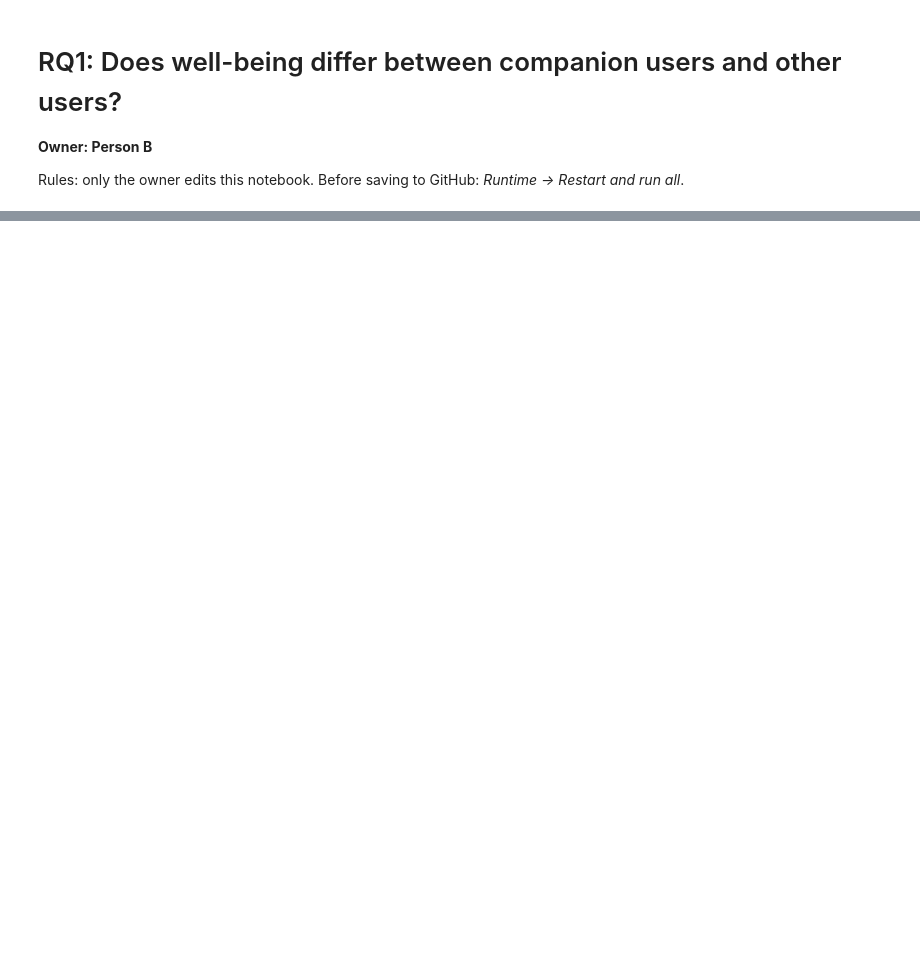
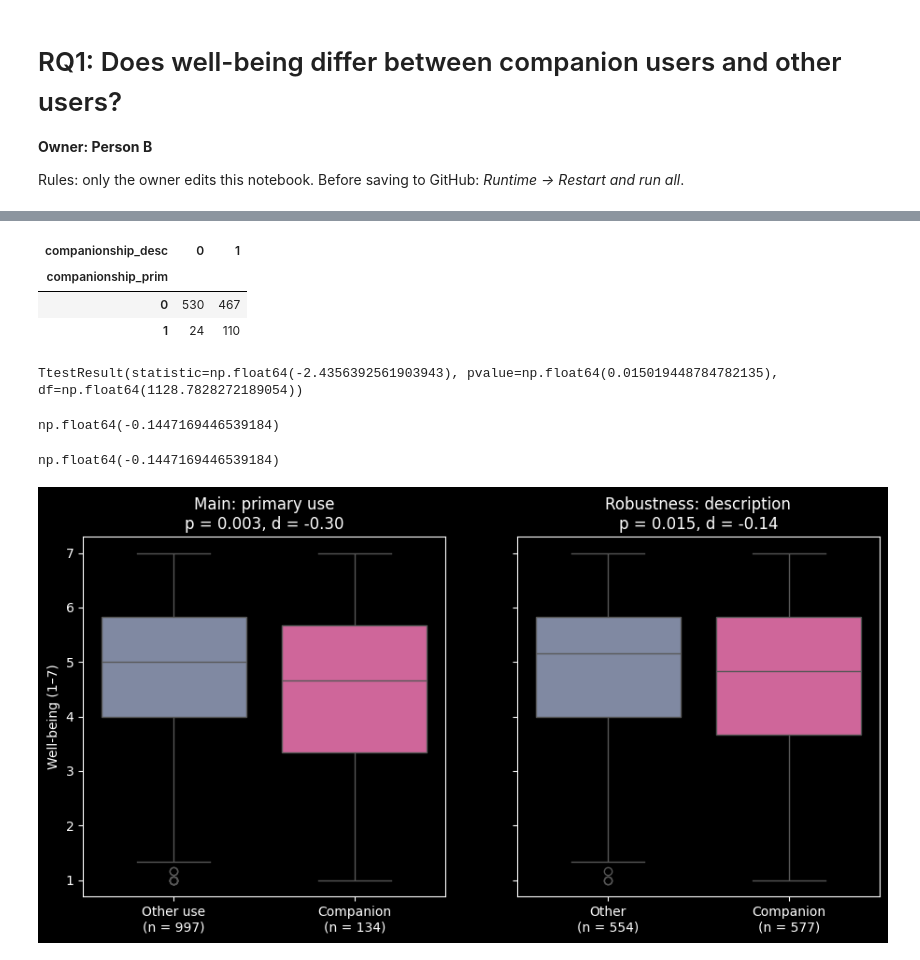
Before and after one commit to xMrTuffnut/ai-companion-wellbeing, a Jupyter notebook: notebooks/02_rq1_companion_vs_others.ipynb, the cells around one changed output, grey strips where cells are left out. Saved outputs shown, nothing was run; the diff lists cells and outputs as text; code cells hidden in the pictures; blank space fills up the shorter version.

```diff
--- a/notebooks/02_rq1_companion_vs_others.ipynb
+++ b/notebooks/02_rq1_companion_vs_others.ipynb
@@ -88,0 +131,57 @@ t = -2.44, p = 0.0150
+# %%
+pd.crosstab(df["companionship_prim"], df["companionship_desc"])
+# %% [output]
+| companionship_desc | 0 | 1 |
+| companionship_prim |  |  |
+| 0 | 530 | 467 |
+| 1 | 24 | 110 |
+# %%
+companion_desc = df[df["companionship_desc"] == 1]["well_being"]
+other_desc    = df[df["companionship_desc"] == 0]["well_being"]
+# %%
+stats.ttest_ind(companion_desc, other_desc, equal_var=False)
+# %% [output]
+TtestResult(statistic=np.float64(-2.4356392561903943), pvalue=np.float64(0.015019448784782135), df=np.float64(1128.7828272189054))
+# %%
+diff_desc = companion_desc.mean() - other_desc.mean()
+n1, n2 = len(companion_desc), len(other_desc)
+sd_pooled_desc = (((n1 - 1) * companion_desc.var() + (n2 - 1) * other_desc.var()) / (n1 + n2 - 2)) ** 0.5
+d_desc = diff_desc / sd_pooled_desc
+d_desc
+# %% [output]
+np.float64(-0.1447169446539184)
+# %%
+diff_desc = companion_desc.mean() - other_desc.mean()
+n1, n2 = len(companion_desc), len(other_desc)
+sd_pooled_desc = (((n1 - 1) * companion_desc.var() + (n2 - 1) * other_desc.var()) / (n1 + n2 - 2)) ** 0.5
+d_desc = diff_desc / sd_pooled_desc
+d_desc
+# %% [output]
+np.float64(-0.1447169446539184)
+# %%
+plt.style.use("dark_background")
+fig, axes = plt.subplots(1, 2, figsize=(11, 5), sharey=True)
+
+colors = {0: "#7A86A8", 1: "#E0559A"}
+p      = stats.ttest_ind(companion, others, equal_var=False).pvalue
+p_desc = stats.ttest_ind(companion_desc, other_desc, equal_var=False).pvalue
+
+# левый график: основное определение (prim)
+sns.boxplot(data=df, x="companionship_prim", y="well_being",
+            hue="companionship_prim", palette=colors, legend=False, ax=axes[0])
+axes[0].set_xticks([0, 1], ["Other use\n(n = 997)", "Companion\n(n = 134)"])
+axes[0].set_title(f"Main: primary use\np = {p:.3f}, d = {d:.2f}")
+axes[0].set_xlabel("")
+axes[0].set_ylabel("Well-being (1–7)")
+
+# правый график: широкое определение (desc)
+sns.boxplot(data=df, x="companionship_desc", y="well_being",
+            hue="companionship_desc", palette=colors, legend=False, ax=axes[1])
+axes[1].set_xticks([0, 1], ["Other\n(n = 554)", "Companion\n(n = 577)"])
+axes[1].set_title(f"Robustness: description\np = {p_desc:.3f}, d = {d_desc:.2f}")
+axes[1].set_xlabel("")
+
+plt.savefig("rq1_robustness.png", dpi=200, bbox_inches="tight", transparent=True)
+plt.show()
+# %% [output]
+[figure, added]
```
Also changed, not shown: parts of 26 cells of this notebook.
